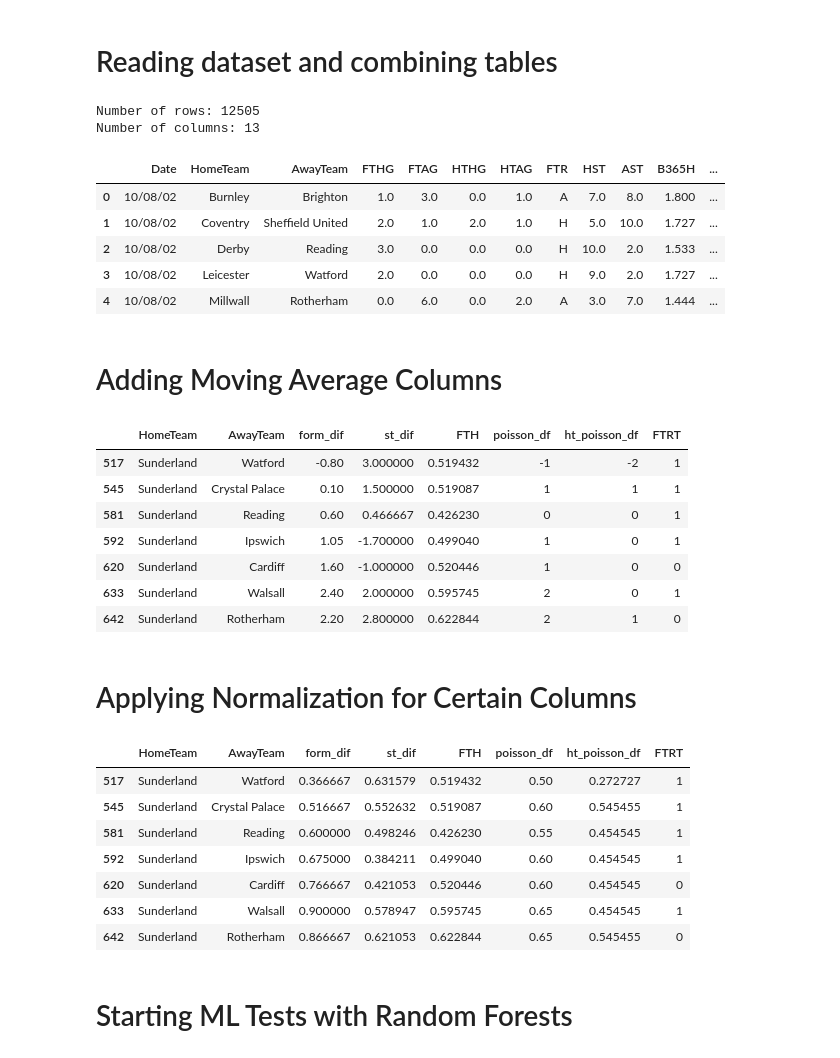
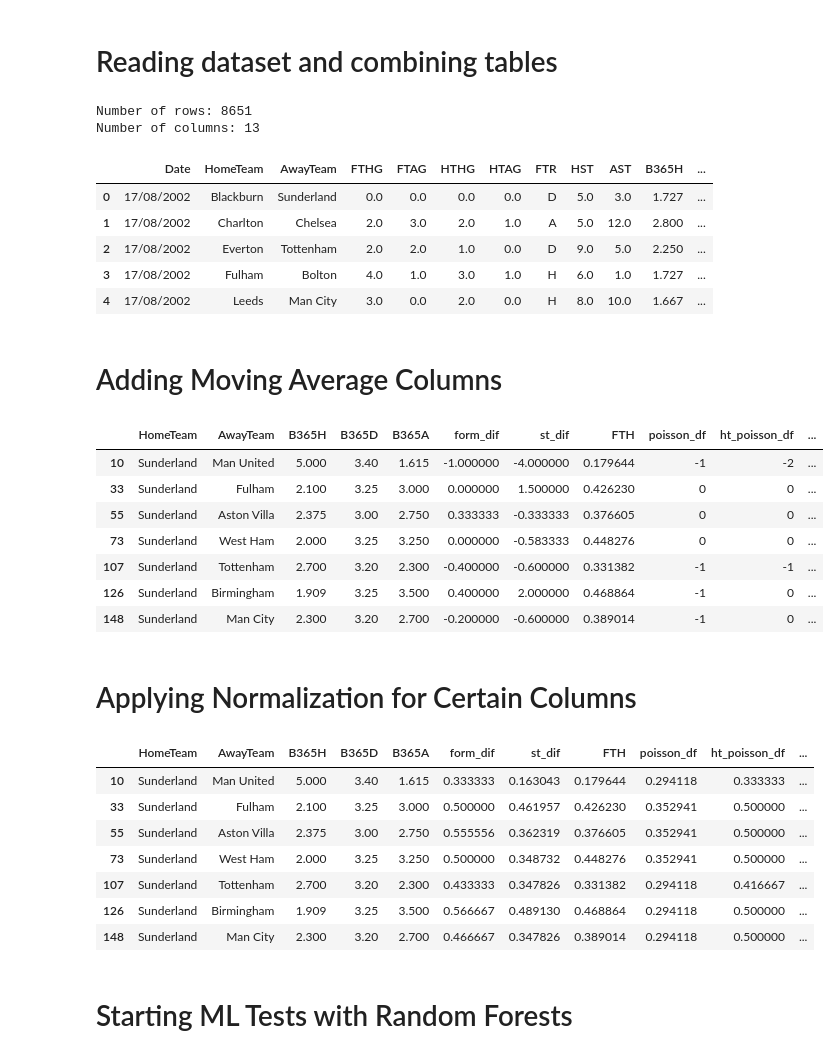
Before and after one commit to musayevf/football_prediction_model, a Jupyter notebook: ml_prediction_new.ipynb, the cells around one changed output. Cells and saved outputs as stored; diff of their text form; code cells hidden in the pictures.

```diff
--- a/ml_prediction_new.ipynb
+++ b/ml_prediction_new.ipynb
@@ -16,7 +16,7 @@ from sklearn.preprocessing import LabelEncoder
 pd.set_option('display.max_columns', None)
 pd.set_option('display.max_rows', None)
 
-directory = 'C:/Users/99451/Desktop/MODEL/old/eng_champ'
+directory = 'C:/Users/99451/Desktop/MODEL/old/eng_prem'
 
 dfs = []
 
@@ -29,23 +29,26 @@ for filename in os.listdir(directory):
         df = df[columns_to_keep]
         dfs.append(df)
 
-df = pd.concat(dfs, ignore_index=True)
+my_df = pd.concat(dfs, ignore_index=True)
 
-print("Number of rows:", df.shape[0])
-print("Number of columns:", df.shape[1])
-df.head(5)
+print("Number of rows:", my_df.shape[0])
+print("Number of columns:", my_df.shape[1])
+my_df.head(5)
 # %% [output]
-Number of rows: 12505
+Number of rows: 8651
 Number of columns: 13
 |  | Date | HomeTeam | AwayTeam | FTHG | FTAG | HTHG | HTAG | FTR | HST | AST | B365H | ... |
-| 0 | 10/08/02 | Burnley | Brighton | 1.0 | 3.0 | 0.0 | 1.0 | A | 7.0 | 8.0 | 1.800 | ... |
-| 1 | 10/08/02 | Coventry | Sheffield United | 2.0 | 1.0 | 2.0 | 1.0 | H | 5.0 | 10.0 | 1.727 | ... |
-| 2 | 10/08/02 | Derby | Reading | 3.0 | 0.0 | 0.0 | 0.0 | H | 10.0 | 2.0 | 1.533 | ... |
-| 3 | 10/08/02 | Leicester | Watford | 2.0 | 0.0 | 0.0 | 0.0 | H | 9.0 | 2.0 | 1.727 | ... |
-| 4 | 10/08/02 | Millwall | Rotherham | 0.0 | 6.0 | 0.0 | 2.0 | A | 3.0 | 7.0 | 1.444 | ... |
+| 0 | 17/08/2002 | Blackburn | Sunderland | 0.0 | 0.0 | 0.0 | 0.0 | D | 5.0 | 3.0 | 1.727 | ... |
+| 1 | 17/08/2002 | Charlton | Chelsea | 2.0 | 3.0 | 2.0 | 1.0 | A | 5.0 | 12.0 | 2.800 | ... |
+| 2 | 17/08/2002 | Everton | Tottenham | 2.0 | 2.0 | 1.0 | 0.0 | D | 9.0 | 5.0 | 2.250 | ... |
+| 3 | 17/08/2002 | Fulham | Bolton | 4.0 | 1.0 | 3.0 | 1.0 | H | 6.0 | 1.0 | 1.727 | ... |
+| 4 | 17/08/2002 | Leeds | Man City | 3.0 | 0.0 | 2.0 | 0.0 | H | 8.0 | 10.0 | 1.667 | ... |
 # %% [markdown]
 # Adding Moving Average Columns
 # %%
+#Creating a copy of my_df to work on
+df = my_df.copy()
+
 #Calculating Points Per Game for Home and Away Teams
 df['HPTS'] = np.select([df['FTR'] == 'H', df['FTR'] == 'D', df['FTR'] == 'A'], [3, 1, 0], default=0)
 df['APTS'] = np.select([df['FTR'] == 'H', df['FTR'] == 'D', df['FTR'] == 'A'], [0, 1, 3], default=0)
@@ -115,42 +118,42 @@ df = df.reset_index(drop = True)
 df['home_poisson'] = df['home_xg'].apply(lambda lmbda: np.nanargmax(
     [poisson.pmf(k, lmbda) for k in range(int(lmbda * 2))])
     if not pd.isnull(lmbda) and any([poisson.pmf(k, lmbda) for k in range(int(lmbda * 2))]) else 0)
 
 df['away_poisson'] = df['away_xg'].apply(lambda lmbda: np.nanargmax(
     [poisson.pmf(k, lmbda) for k in range(int(lmbda * 2))])
     if not pd.isnull(lmbda) and any([poisson.pmf(k, lmbda) for k in range(int(lmbda * 2))]) else 0)
 
 df['ht_home_poisson'] = df['ht_home_xg'].apply(lambda lmbda: np.nanargmax(
     [poisson.pmf(k, lmbda) for k in range(int(lmbda * 2))])
     if not pd.isnull(lmbda) and any([poisson.pmf(k, lmbda) for k in range(int(lmbda * 2))]) else 0)
 
 df['ht_away_poisson'] = df['ht_away_xg'].apply(lambda lmbda: np.nanargmax(
     [poisson.pmf(k, lmbda) for k in range(int(lmbda * 2))])
     if not pd.isnull(lmbda) and any([poisson.pmf(k, lmbda) for k in range(int(lmbda * 2))]) else 0)
 
 df['poisson_df'] = df['home_poisson'] - df['away_poisson']
 df['ht_poisson_df'] = df['ht_home_poisson'] - df['ht_away_poisson']
 df['FTRT'] = [1 if x == 'H' else 0 for x in df['FTR']]
 
 #Removing unnessary columns
-df.drop(['Date', 'FTHG', 'FTAG', 'B365H', 'B365D', 'B365A', 'HPTS', 'APTS', 'FTHGS', 'FTHGC', 'FTAGS', 'FTAGC',
+df.drop(['Date', 'FTHG', 'FTAG', 'HPTS', 'APTS', 'FTHGS', 'FTHGC', 'FTAGS', 'FTAGC',
             'FTD', 'FTA', 'league_home_goals', 'league_away_goals', 'home_attack', 'home_defence', 'FTDA',
             'away_attack', 'away_defence', 'home_xg', 'away_xg', 'HPPG', 'APPG', 'home_poisson', 'away_poisson',
             'HST', 'AST', 'HSTC', 'ASTC', 'HTHG', 'HTAG', 'FTR', 'HSTS', 'ASTS',
             'ht_league_home_goals', 'ht_league_away_goals', 'ht_home_attack', 'ht_home_defence', 'ht_away_attack',
             'ht_away_defence', 'ht_home_xg', 'ht_away_xg', 'ht_home_poisson', 'ht_away_poisson',
             'HTHGS', 'HTHGC', 'HTAGS', 'HTAGC'], axis = 1, inplace = True)
 
 df[df['HomeTeam'] == 'Sunderland'].head(7)
 # %% [output]
-|  | HomeTeam | AwayTeam | form_dif | st_dif | FTH | poisson_df | ht_poisson_df | FTRT |
-| 517 | Sunderland | Watford | -0.80 | 3.000000 | 0.519432 | -1 | -2 | 1 |
-| 545 | Sunderland | Crystal Palace | 0.10 | 1.500000 | 0.519087 | 1 | 1 | 1 |
-| 581 | Sunderland | Reading | 0.60 | 0.466667 | 0.426230 | 0 | 0 | 1 |
-| 592 | Sunderland | Ipswich | 1.05 | -1.700000 | 0.499040 | 1 | 0 | 1 |
-| 620 | Sunderland | Cardiff | 1.60 | -1.000000 | 0.520446 | 1 | 0 | 0 |
-| 633 | Sunderland | Walsall | 2.40 | 2.000000 | 0.595745 | 2 | 0 | 1 |
-| 642 | Sunderland | Rotherham | 2.20 | 2.800000 | 0.622844 | 2 | 1 | 0 |
+|  | HomeTeam | AwayTeam | B365H | B365D | B365A | form_dif | st_dif | FTH | poisson_df | ht_poisson_df | ... |
+| 10 | Sunderland | Man United | 5.000 | 3.40 | 1.615 | -1.000000 | -4.000000 | 0.179644 | -1 | -2 | ... |
+| 33 | Sunderland | Fulham | 2.100 | 3.25 | 3.000 | 0.000000 | 1.500000 | 0.426230 | 0 | 0 | ... |
+| 55 | Sunderland | Aston Villa | 2.375 | 3.00 | 2.750 | 0.333333 | -0.333333 | 0.376605 | 0 | 0 | ... |
+| 73 | Sunderland | West Ham | 2.000 | 3.25 | 3.250 | 0.000000 | -0.583333 | 0.448276 | 0 | 0 | ... |
+| 107 | Sunderland | Tottenham | 2.700 | 3.20 | 2.300 | -0.400000 | -0.600000 | 0.331382 | -1 | -1 | ... |
+| 126 | Sunderland | Birmingham | 1.909 | 3.25 | 3.500 | 0.400000 | 2.000000 | 0.468864 | -1 | 0 | ... |
+| 148 | Sunderland | Man City | 2.300 | 3.20 | 2.700 | -0.200000 | -0.600000 | 0.389014 | -1 | 0 | ... |
 # %% [markdown]
 # Applying Normalization for Certain Columns
 # %%
@@ -161,14 +164,14 @@ cols_to_normalize = ['form_dif', 'st_dif', 'poisson_df', 'ht_poisson_df']
 df[cols_to_normalize] = df[cols_to_normalize].apply(lambda x: (x - x.min()) / (x.max() - x.min()))
 df[df['HomeTeam'] == 'Sunderland'].head(7)
 # %% [output]
-|  | HomeTeam | AwayTeam | form_dif | st_dif | FTH | poisson_df | ht_poisson_df | FTRT |
-| 517 | Sunderland | Watford | 0.366667 | 0.631579 | 0.519432 | 0.50 | 0.272727 | 1 |
-| 545 | Sunderland | Crystal Palace | 0.516667 | 0.552632 | 0.519087 | 0.60 | 0.545455 | 1 |
-| 581 | Sunderland | Reading | 0.600000 | 0.498246 | 0.426230 | 0.55 | 0.454545 | 1 |
-| 592 | Sunderland | Ipswich | 0.675000 | 0.384211 | 0.499040 | 0.60 | 0.454545 | 1 |
-| 620 | Sunderland | Cardiff | 0.766667 | 0.421053 | 0.520446 | 0.60 | 0.454545 | 0 |
-| 633 | Sunderland | Walsall | 0.900000 | 0.578947 | 0.595745 | 0.65 | 0.454545 | 1 |
-| 642 | Sunderland | Rotherham | 0.866667 | 0.621053 | 0.622844 | 0.65 | 0.545455 | 0 |
+|  | HomeTeam | AwayTeam | B365H | B365D | B365A | form_dif | st_dif | FTH | poisson_df | ht_poisson_df | ... |
+| 10 | Sunderland | Man United | 5.000 | 3.40 | 1.615 | 0.333333 | 0.163043 | 0.179644 | 0.294118 | 0.333333 | ... |
+| 33 | Sunderland | Fulham | 2.100 | 3.25 | 3.000 | 0.500000 | 0.461957 | 0.426230 | 0.352941 | 0.500000 | ... |
+| 55 | Sunderland | Aston Villa | 2.375 | 3.00 | 2.750 | 0.555556 | 0.362319 | 0.376605 | 0.352941 | 0.500000 | ... |
+| 73 | Sunderland | West Ham | 2.000 | 3.25 | 3.250 | 0.500000 | 0.348732 | 0.448276 | 0.352941 | 0.500000 | ... |
+| 107 | Sunderland | Tottenham | 2.700 | 3.20 | 2.300 | 0.433333 | 0.347826 | 0.331382 | 0.294118 | 0.416667 | ... |
+| 126 | Sunderland | Birmingham | 1.909 | 3.25 | 3.500 | 0.566667 | 0.489130 | 0.468864 | 0.294118 | 0.500000 | ... |
+| 148 | Sunderland | Man City | 2.300 | 3.20 | 2.700 | 0.466667 | 0.347826 | 0.389014 | 0.294118 | 0.500000 | ... |
 # %% [markdown]
 # Starting ML Tests with Random Forests
 # %%
```
Also changed, not shown: parts of 13 cells of this notebook, 1 other file.
